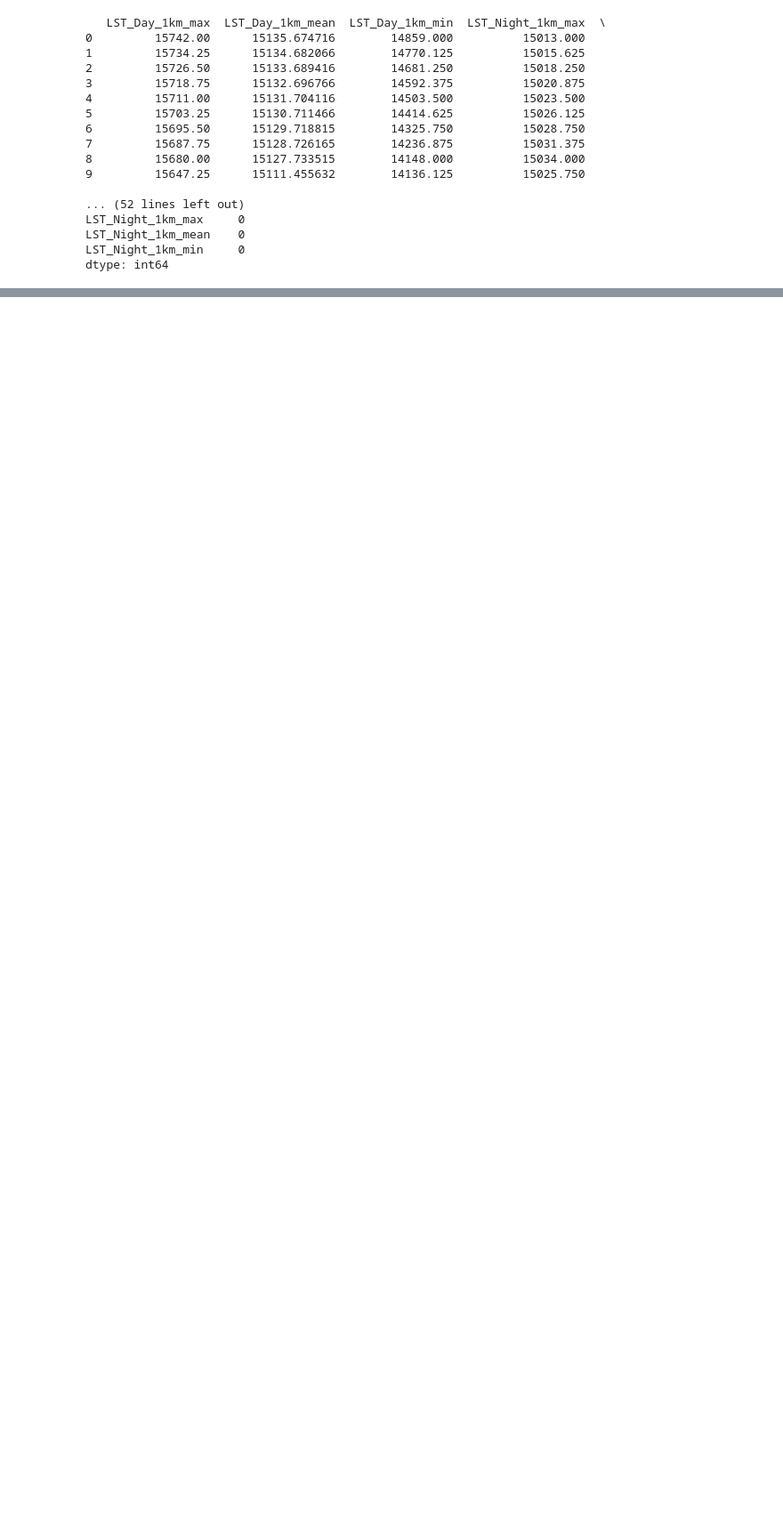
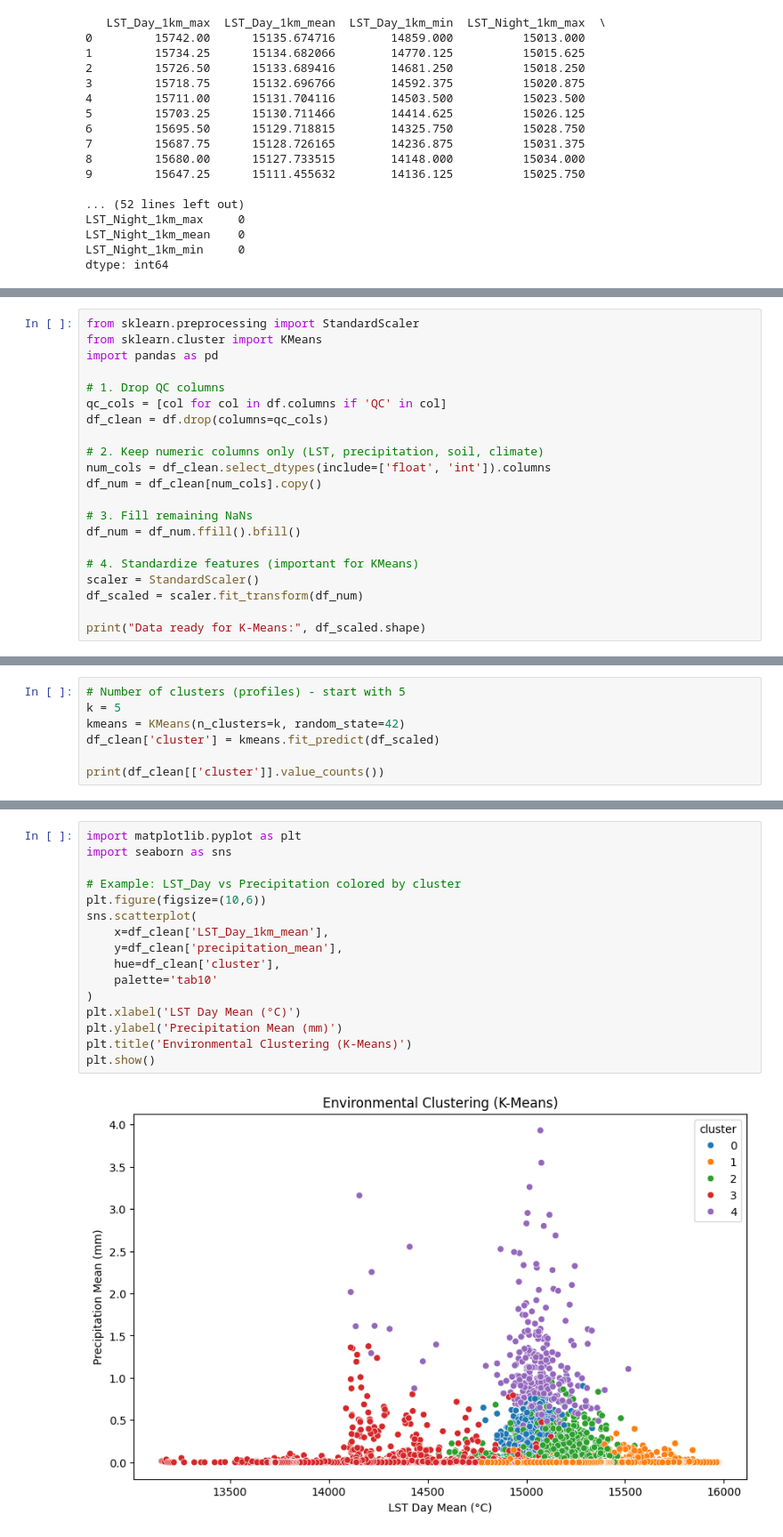
Before and after one commit to Amzilynn/Geoepidemiology-Profiling, a Jupyter notebook: Geoepidemiology_dataexploration.ipynb, the cells around one changed output, grey strips where cells are left out. Shown at 89% size. Cells and saved outputs as stored; diff of their text form; blank space fills up the shorter version.

Commit message:
Kmeans

```diff
--- a/Geoepidemiology_dataexploration.ipynb
+++ b/Geoepidemiology_dataexploration.ipynb
@@ -182,0 +285,21 @@ dtype: int64
+# %%
+from sklearn.preprocessing import StandardScaler
+from sklearn.cluster import KMeans
+import pandas as pd
+
+# 1. Drop QC columns
+qc_cols = [col for col in df.columns if 'QC' in col]
+df_clean = df.drop(columns=qc_cols)
+
+# 2. Keep numeric columns only (LST, precipitation, soil, climate)
+num_cols = df_clean.select_dtypes(include=['float', 'int']).columns
+df_num = df_clean[num_cols].copy()
+
+# 3. Fill remaining NaNs
+df_num = df_num.ffill().bfill()
+
+# 4. Standardize features (important for KMeans)
+scaler = StandardScaler()
+df_scaled = scaler.fit_transform(df_num)
+
+print("Data ready for K-Means:", df_scaled.shape)
@@ -182,0 +308,7 @@ dtype: int64
+# %%
+# Number of clusters (profiles) - start with 5
+k = 5
+kmeans = KMeans(n_clusters=k, random_state=42)
+df_clean['cluster'] = kmeans.fit_predict(df_scaled)
+
+print(df_clean[['cluster']].value_counts())
@@ -182,0 +323,18 @@ dtype: int64
+# %%
+import matplotlib.pyplot as plt
+import seaborn as sns
+
+# Example: LST_Day vs Precipitation colored by cluster
+plt.figure(figsize=(10,6))
+sns.scatterplot(
+    x=df_clean['LST_Day_1km_mean'],
+    y=df_clean['precipitation_mean'],
+    hue=df_clean['cluster'],
+    palette='tab10'
+)
+plt.xlabel('LST Day Mean (°C)')
+plt.ylabel('Precipitation Mean (mm)')
+plt.title('Environmental Clustering (K-Means)')
+plt.show()
+# %% [output]
+[figure, added]
```
Also changed, not shown: parts of 7 cells of this notebook.
